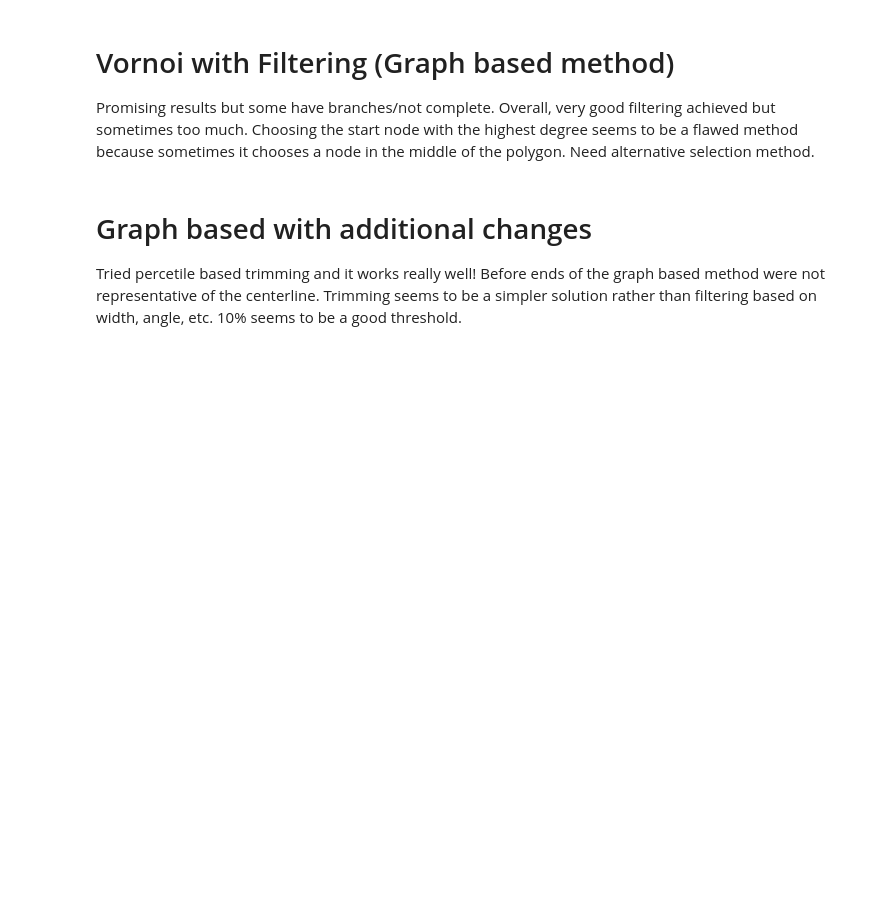
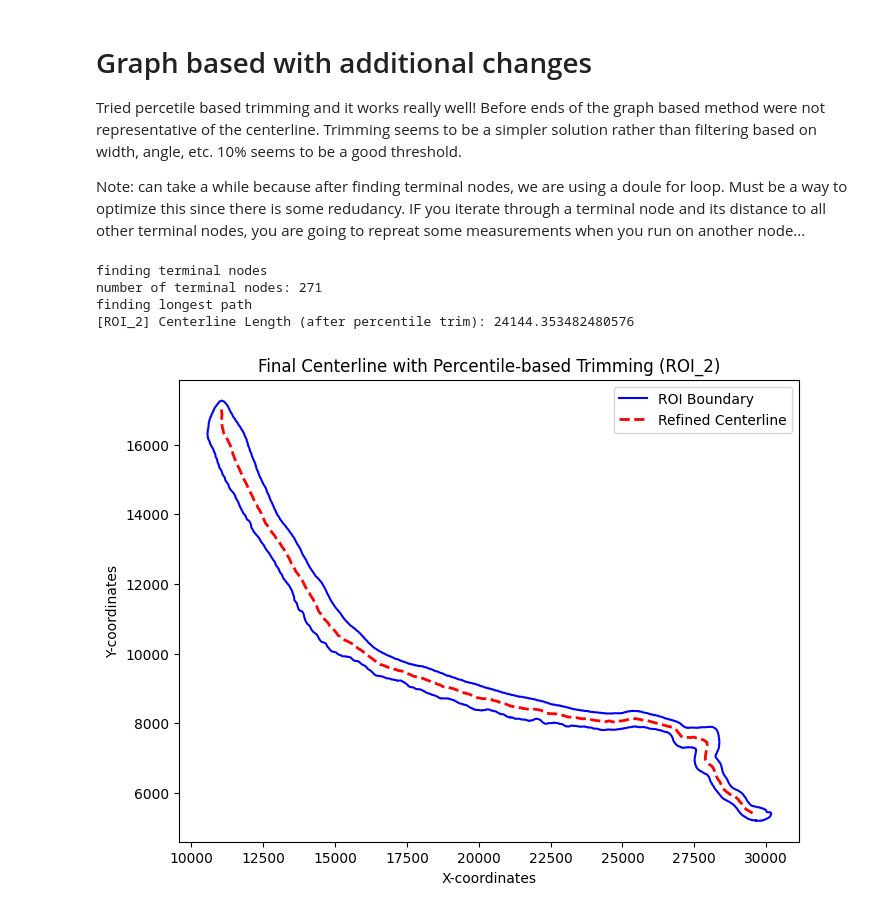
Before and after one commit to Satanna1/Cancer_Project_2025, a Jupyter notebook: Qualitative_Notebook.ipynb, the cells around one changed output. Drawn from its saved outputs; the diff is of its cells as text; code cells hidden in the pictures; blank space fills up the shorter version.

```diff
--- a/Qualitative_Notebook.ipynb
+++ b/Qualitative_Notebook.ipynb
@@ -192,3 +133,0 @@ plt.show()
-# %% [markdown]
-# Vornoi with Filtering (Graph based method)
-Promising results but some have branches/not complete. Overall, very good filtering achieved but sometimes too much. Choosing the start node with the highest degree seems to be a flawed method because sometimes it chooses a node in the middle of the polygon. Need alternative selection method.
@@ -299,6 +135,8 @@ plt.show()
 # Graph based with additional changes
 
 Tried percetile based trimming and it works really well! Before ends of the graph based method were not representative of the centerline. Trimming seems to be a simpler solution rather than filtering based on width, angle, etc. 10% seems to be a good threshold.
+
+Note: can take a while because after finding terminal nodes, we are using a doule for loop. Must be a way to optimize this since there is some redudancy. IF you iterate through a terminal node and its distance to all other terminal nodes, you are going to repreat some measurements when you run on another node...
 # %%
 import numpy as np
 import networkx as nx
@@ -344,7 +182,7 @@ def trim_ends_by_percentile(centerline, polygon, low_pct=10):
 # --------------------------
 
 # For example, choose an ROI to process
-roi_name = "ROI_11"
+roi_name = "ROI_2"
 roi_polygon = roi_polygons[roi_name]
 
 # Extract boundary points
@@ -392,7 +230,10 @@ G_largest = G.subgraph(largest_cc).copy()
 # Find the longest path among terminal nodes
 def find_longest_path(G_largest):
     #iterating through all nodes and keeping the ones with degree 1 (terminal nodes)
+    print("finding terminal nodes")
     terminal_nodes = [n for n in G_largest.nodes if G_largest.degree[n] == 1]
+    #print number of terminal nodes
+    print(f"number of terminal nodes: {len(terminal_nodes)}")
     if len(terminal_nodes) < 2:
         return None
 
@@ -400,6 +241,7 @@ def find_longest_path(G_largest):
     best_pair = None
     #double loop tof find distance between each pair of terminal nodes
     #two terminal nodes that are furthest apart should represent the centerline
+    print("finding longest path")
     for i in range(len(terminal_nodes)):
         for j in range(i+1, len(terminal_nodes)):
             try:
@@ -424,30 +266,36 @@ if longest_path:
 else:
     centerline = None
 
 # --------------------------
 # 3) Apply Percentile-based Trim
 # --------------------------
 #centerline is longest path but may have tails--->trim the line to get the true centerline
 if centerline:
     # e.g., low_pct=10 means removing points in the lower 10% boundary distance
     centerline = trim_ends_by_percentile(centerline, roi_polygon, low_pct=10)
 
 # --------------------------
 # 4) Visualization
 # --------------------------
 if centerline and len(centerline.coords) > 1:
     print(f"[{roi_name}] Centerline Length (after percentile trim):", centerline.length)
 
 fig, ax = plt.subplots(figsize=(8, 6))
 x, y = roi_polygon.exterior.xy
 ax.plot(x, y, linestyle="-", color="blue", label="ROI Boundary")
 
 if centerline and len(centerline.coords) > 1:
     cx, cy = centerline.xy
     ax.plot(cx, cy, linestyle="--", color="red", linewidth=2, label="Refined Centerline")
 
 plt.xlabel("X-coordinates")
 plt.ylabel("Y-coordinates")
 plt.title(f"Final Centerline with Percentile-based Trimming ({roi_name})")
 plt.legend()
 plt.show()
+# %% [output]
+finding terminal nodes
+number of terminal nodes: 271
+finding longest path
+[ROI_2] Centerline Length (after percentile trim): 24144.353482480576
+[figure, added]
```
Also changed, not shown: parts of 15 cells of this notebook, 2 other files.
